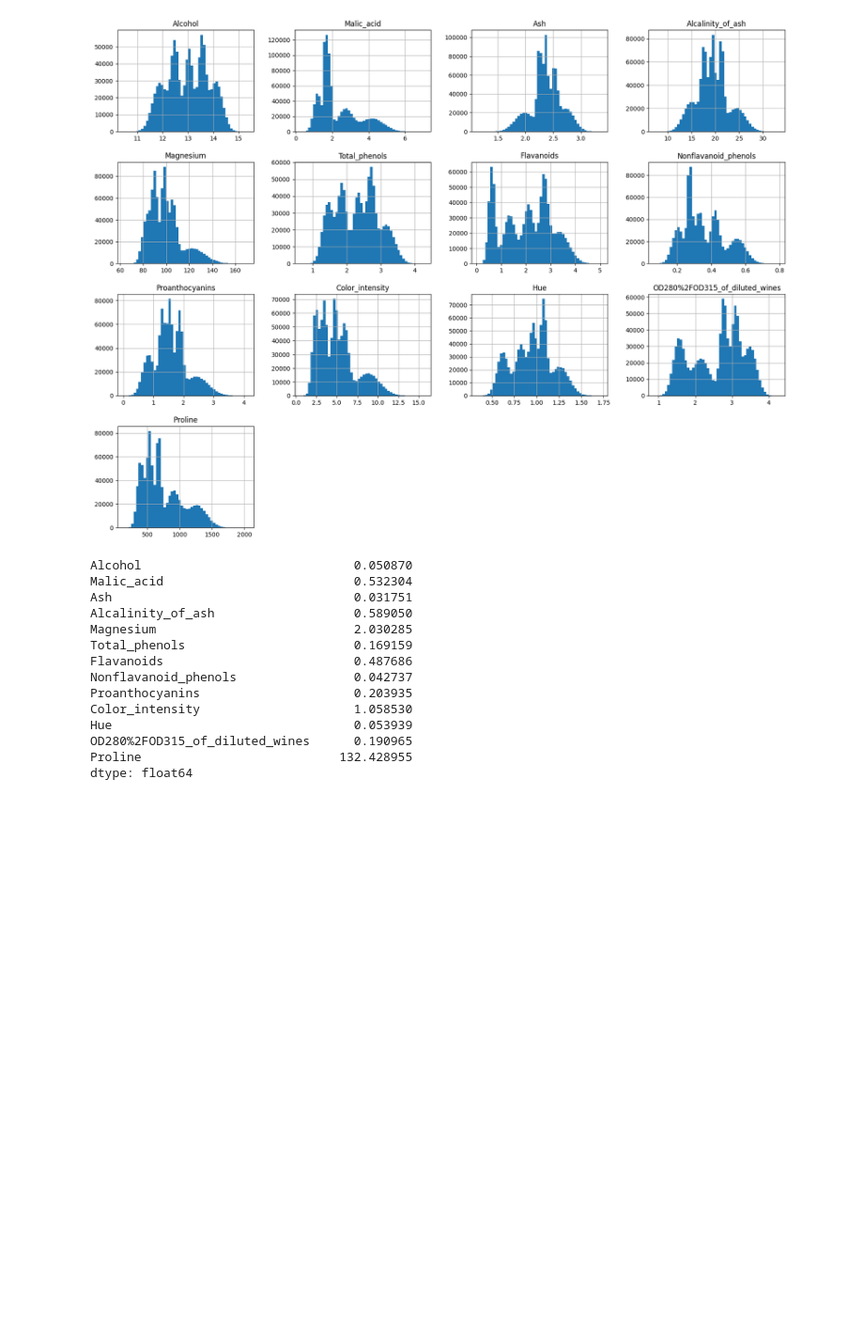
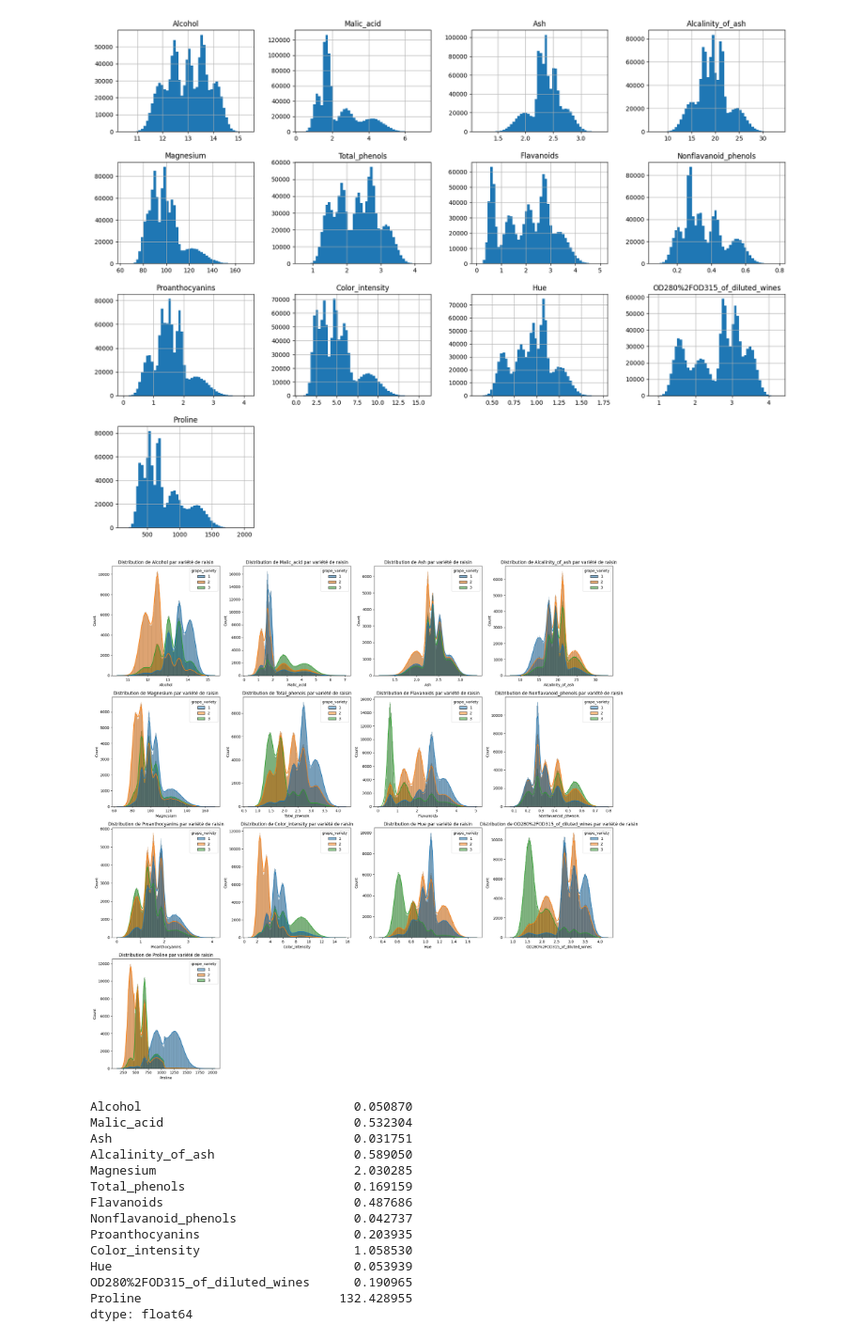
Before and after one commit to arthurl7389/WineAnalyzeML, a Jupyter notebook: model.ipynb, the cells around one changed output. Shown at 94% size. Drawn from its saved outputs; the diff is of its cells as text; code cells hidden in the pictures; blank space fills up the shorter version.

```diff
--- a/model.ipynb
+++ b/model.ipynb
@@ -99,6 +99,29 @@ array([[<Axes: title={'center': 'Alcohol'}>,
        [<Axes: title={'center': 'Proline'}>, <Axes: >, <Axes: >,
         <Axes: >]], dtype=object)
 [figure]
+# %%
+X = wine.copy()
+y = target.copy()
+X['grape_variety'] = y
+
+n_cols = 4
+n_rows = (len(attribute_names) + n_cols - 1) // n_cols
+
+fig, axes = plt.subplots(n_rows, n_cols, figsize=(20, n_rows * 5))
+axes = axes.flatten() # Flatten the 2D array of axes for easy iteration
+
+for i, feature in enumerate(attribute_names):
+    sns.histplot(data=X, x=feature, hue="grape_variety", kde=True, ax=axes[i])
+    axes[i].set_title(f"Distribution de {feature} par variété de raisin")
+
+# Hide any unused subplots
+for j in range(i + 1, len(axes)):
+    fig.delaxes(axes[j])
+
+plt.tight_layout()
+plt.show()
+# %% [output]
+[figure, added]
 # %%
 Variance = wine.var()
 Mean = wine.mean()
```
Also changed, not shown: parts of 12 cells of this notebook.
